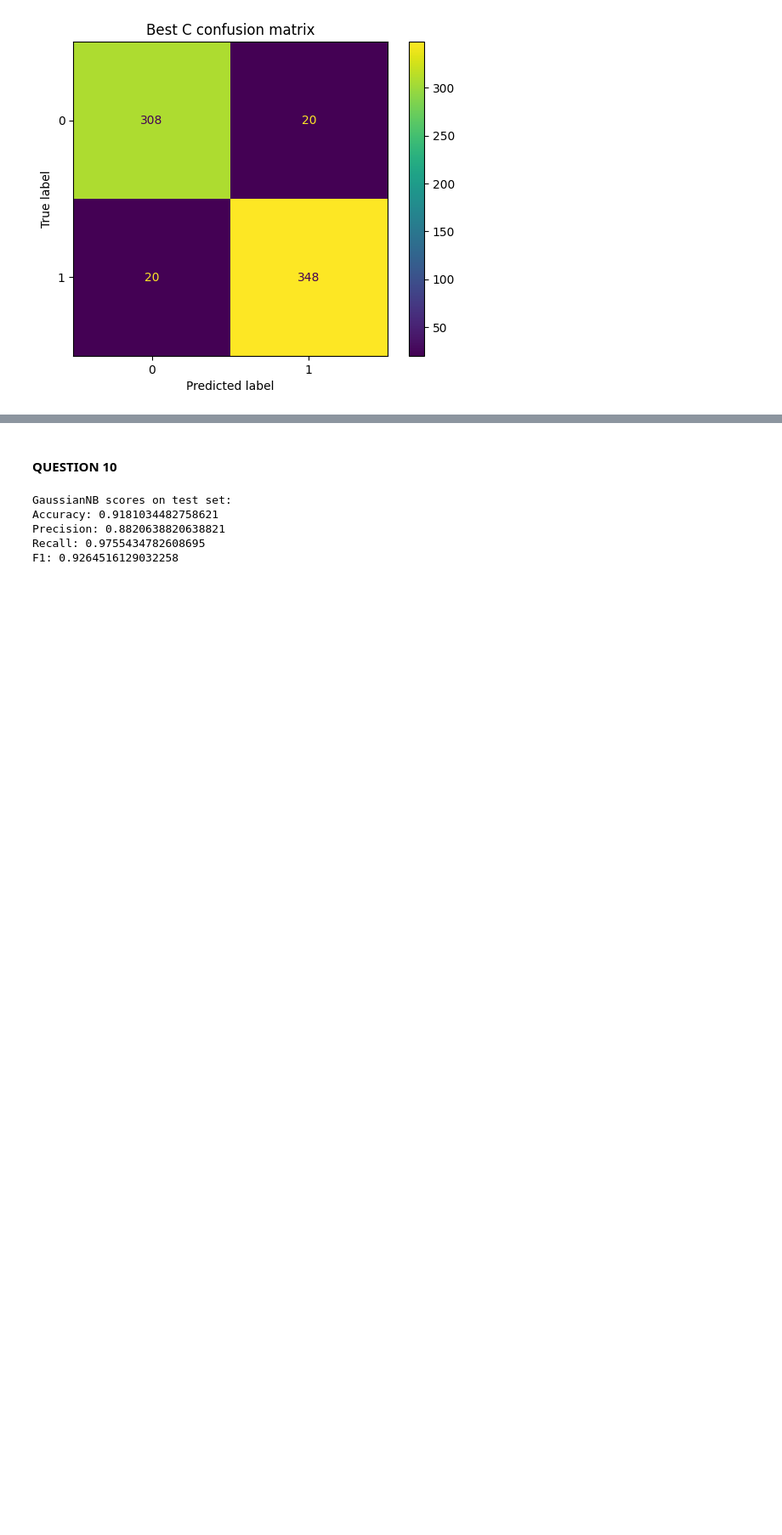
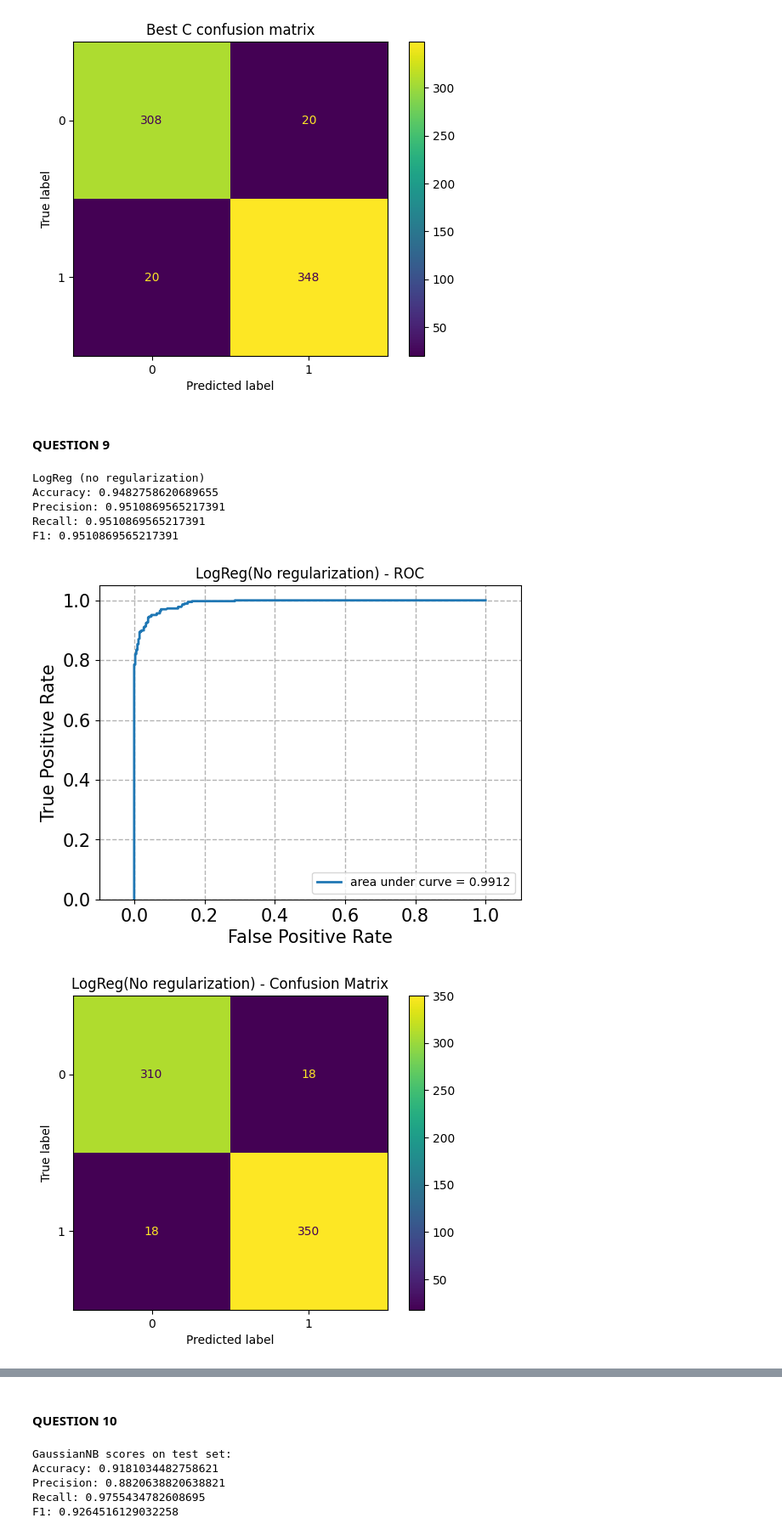
Before and after one commit to lylahub/ECE219P1, a Jupyter notebook: P1_code.ipynb, the cells around one changed output, grey strips where cells are left out. Shown at 85% size. Cells and saved outputs as stored; diff of their text form; code cells hidden in the pictures; blank space fills up the shorter version.

```diff
--- a/P1_code.ipynb
+++ b/P1_code.ipynb
@@ -709,3 +709,58 @@ Recall: 0.9456521739130435
 F1: 0.9456521739130435
 [figure]
 [figure]
+# %% [markdown]
+#### QUESTION 9
+# %%
+from sklearn.linear_model import LogisticRegression
+
+def eval_logreg(X_train, y_train, X_test, y_test, penalty, C, solver="lbfgs", max_iter=5000):
+    clf = LogisticRegression(penalty=penalty, C=C, solver=solver, max_iter=max_iter, random_state=42)
+    clf.fit(X_train, y_train)
+
+    y_pred = clf.predict(X_test)
+    y_score = clf.predict_proba(X_test)[:, 1]
+
+    # evaluation
+    cm = confusion_matrix(y_test, y_pred)
+    acc = accuracy_score(y_test, y_pred)
+    prec = precision_score(y_test, y_pred, zero_division=0)
+    rec = recall_score(y_test, y_pred, zero_division=0)
+    f1 = f1_score(y_test, y_pred, zero_division=0)
+
+    fpr, tpr, _ = roc_curve(y_test, y_score)
+    roc_auc = auc(fpr, tpr)
+
+    return {
+        "cm": cm,
+        "accuracy": acc,
+        "precision": prec,
+        "recall": rec,
+        "f1": f1,
+        "fpr": fpr,
+        "tpr": tpr,
+        "auc": roc_auc,
+    }
+# %%
+# Q9.1: No regularization + ROC + metrics
+res_none = eval_logreg(X_train_lsi, y_train_svm, X_test_lsi, y_test_svm, penalty="l2", C=1e6)  # Using large C to approximate no regularization
+
+print("\nLogReg (no regularization)")
+print(f"Accuracy: {res_none['accuracy']}")
+print(f"Precision: {res_none['precision']}")
+print(f"Recall: {res_none['recall']}")
+print(f"F1: {res_none['f1']}")
+
+plot_roc(res_none["fpr"], res_none["tpr"], title="LogReg(No regularization) - ROC")
+
+ConfusionMatrixDisplay(res_none["cm"]).plot()
+plt.title("LogReg(No regularization) - Confusion Matrix")
+plt.show()
+# %% [output]
+LogReg (no regularization)
+Accuracy: 0.9482758620689655
+Precision: 0.9510869565217391
+Recall: 0.9510869565217391
+F1: 0.9510869565217391
+[figure, added]
+[figure, added]
```
Also changed, not shown: parts of 11 cells of this notebook.
